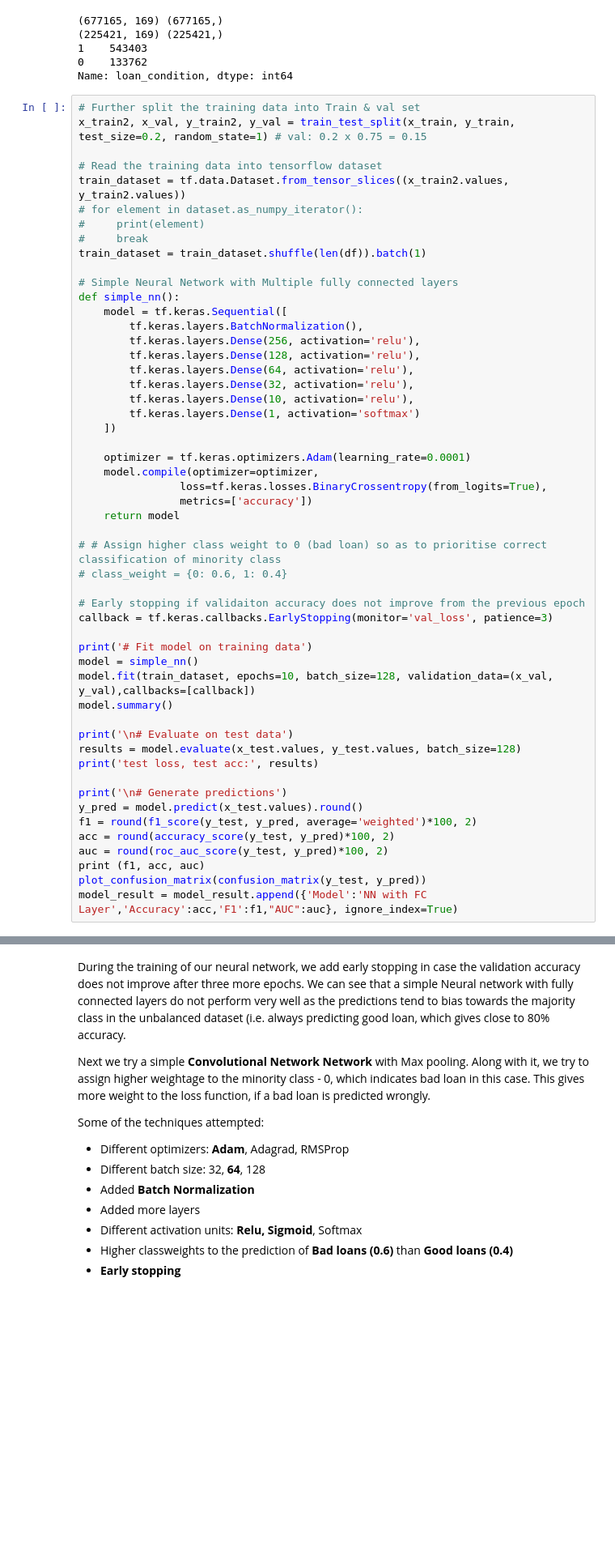
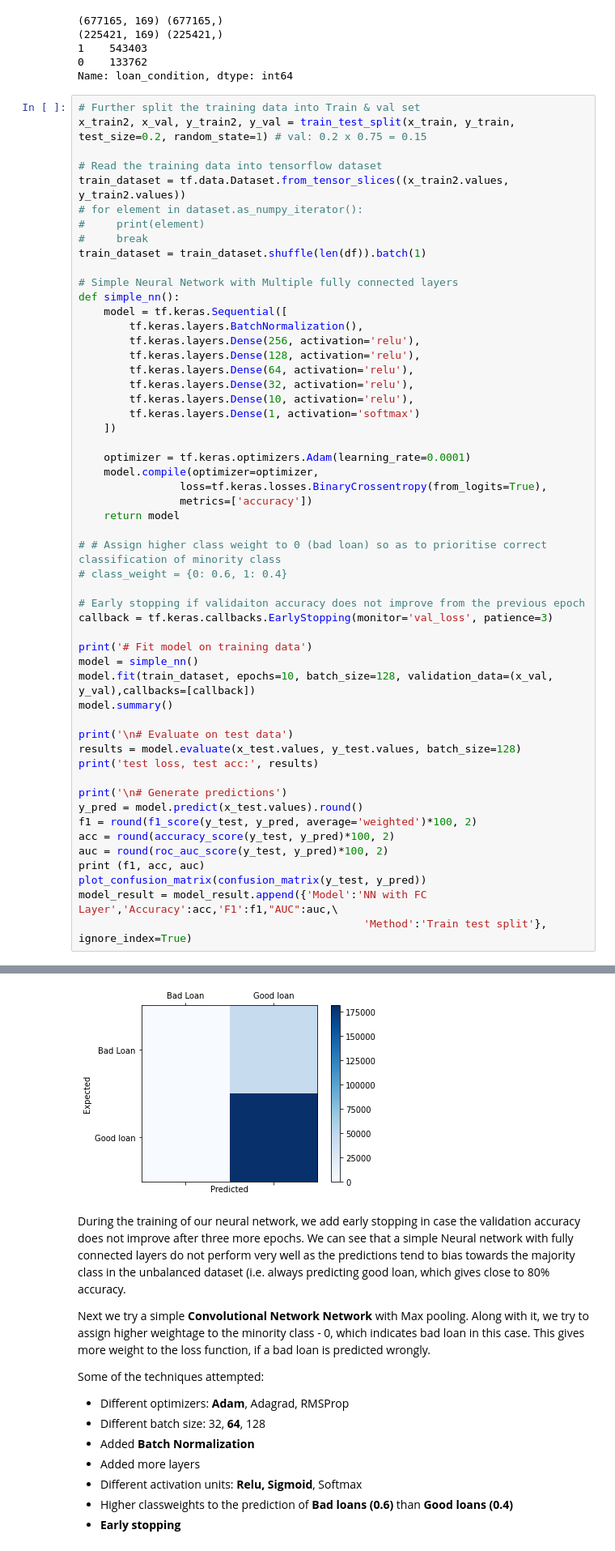
Before and after one commit to chihongtao91/loan_prediction, a Jupyter notebook: data_preprocess_modelling.ipynb, the cells around one changed output, grey strips where cells are left out. Shown at 81% size. Cells and saved outputs as stored; diff of their text form; blank space fills up the shorter version.

```diff
--- a/data_preprocess_modelling.ipynb
+++ b/data_preprocess_modelling.ipynb
@@ -1314,5 +1320,6 @@ acc = round(accuracy_score(y_test, y_pred)*100, 2)
 auc = round(roc_auc_score(y_test, y_pred)*100, 2)
 print (f1, acc, auc)
 plot_confusion_matrix(confusion_matrix(y_test, y_pred))
-model_result = model_result.append({'Model':'NN with FC Layer','Accuracy':acc,'F1':f1,"AUC":auc}, ignore_index=True)
+model_result = model_result.append({'Model':'NN with FC Layer','Accuracy':acc,'F1':f1,"AUC":auc,\
+                                             'Method':'Train test split'}, ignore_index=True)
 # %% [output]
@@ -1320,3 +1343,4 @@ NameError: name 'test_dataset' is not defined
+[figure, added]
 # %% [markdown]
 During the training of our neural network, we add early stopping in case the validation accuracy does not improve after three more epochs. We can see that a simple Neural network with fully connected layers do not perform very well as the predictions tend to bias towards the majority class in the unbalanced dataset (i.e. always predicting good loan, which gives close to 80% accuracy.
 
```
Also changed, not shown: parts of 27 cells of this notebook.
